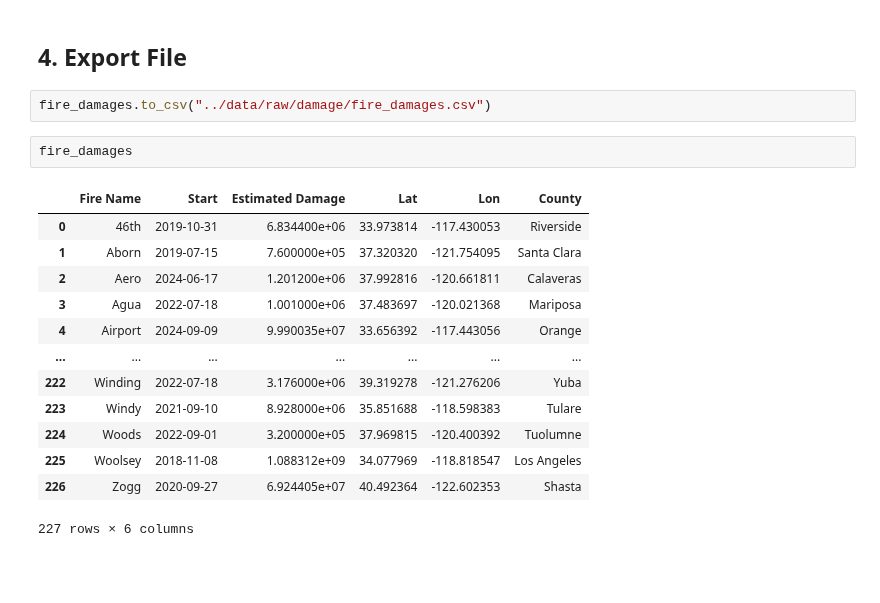
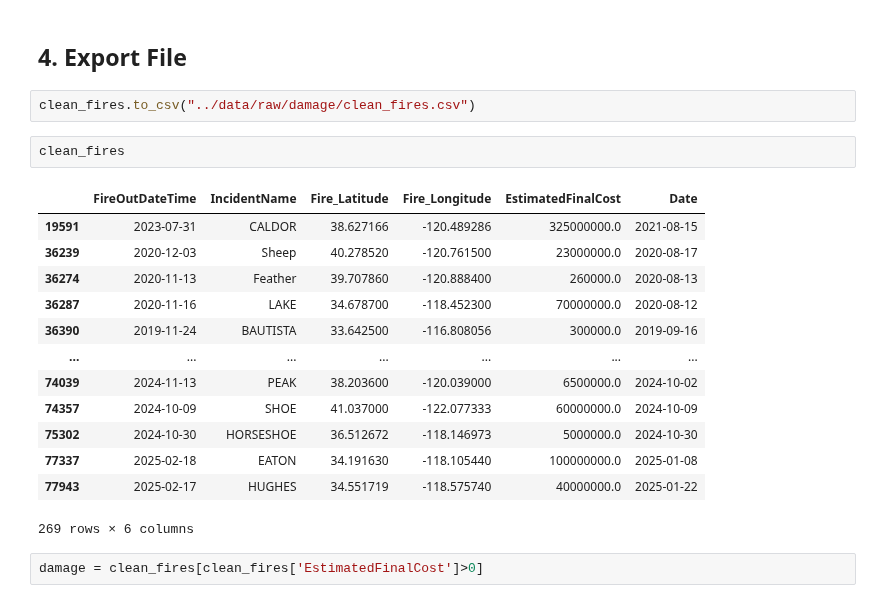
Before and after one commit to dustinlit/California-Wildfire-Ignition-ML-Modeling, a Jupyter notebook: Version2/01_Fire_Damage_Processing.ipynb, the cells around one changed output. Cells and saved outputs as stored; diff of their text form; blank space fills up the shorter version.

```diff
--- a/Version2/01_Fire_Damage_Processing.ipynb
+++ b/Version2/01_Fire_Damage_Processing.ipynb
@@ -506,20 +274,22 @@ plt.show()
 # %% [markdown]
 ## 4. Export File
 # %%
-fire_damages.to_csv("../data/raw/damage/fire_damages.csv")
+clean_fires.to_csv("../data/raw/damage/clean_fires.csv")
-# %%
-fire_damages
-# %% [output]
-|  | Fire Name | Start | Estimated Damage | Lat | Lon | County |
-| 0 | 46th | 2019-10-31 | 6.834400e+06 | 33.973814 | -117.430053 | Riverside |
-| 1 | Aborn | 2019-07-15 | 7.600000e+05 | 37.320320 | -121.754095 | Santa Clara |
-| 2 | Aero | 2024-06-17 | 1.201200e+06 | 37.992816 | -120.661811 | Calaveras |
-| 3 | Agua | 2022-07-18 | 1.001000e+06 | 37.483697 | -120.021368 | Mariposa |
-| 4 | Airport | 2024-09-09 | 9.990035e+07 | 33.656392 | -117.443056 | Orange |
-| ... | ... | ... | ... | ... | ... | ... |
-| 222 | Winding | 2022-07-18 | 3.176000e+06 | 39.319278 | -121.276206 | Yuba |
-| 223 | Windy | 2021-09-10 | 8.928000e+06 | 35.851688 | -118.598383 | Tulare |
-| 224 | Woods | 2022-09-01 | 3.200000e+05 | 37.969815 | -120.400392 | Tuolumne |
-| 225 | Woolsey | 2018-11-08 | 1.088312e+09 | 34.077969 | -118.818547 | Los Angeles |
-| 226 | Zogg | 2020-09-27 | 6.924405e+07 | 40.492364 | -122.602353 | Shasta |
-227 rows × 6 columns
+# %%
+clean_fires
+# %% [output]
+|  | FireOutDateTime | IncidentName | Fire_Latitude | Fire_Longitude | EstimatedFinalCost | Date |
+| 19591 | 2023-07-31 | CALDOR | 38.627166 | -120.489286 | 325000000.0 | 2021-08-15 |
+| 36239 | 2020-12-03 | Sheep | 40.278520 | -120.761500 | 23000000.0 | 2020-08-17 |
+| 36274 | 2020-11-13 | Feather | 39.707860 | -120.888400 | 260000.0 | 2020-08-13 |
+| 36287 | 2020-11-16 | LAKE | 34.678700 | -118.452300 | 70000000.0 | 2020-08-12 |
+| 36390 | 2019-11-24 | BAUTISTA | 33.642500 | -116.808056 | 300000.0 | 2019-09-16 |
+| ... | ... | ... | ... | ... | ... | ... |
+| 74039 | 2024-11-13 | PEAK | 38.203600 | -120.039000 | 6500000.0 | 2024-10-02 |
+| 74357 | 2024-10-09 | SHOE | 41.037000 | -122.077333 | 60000000.0 | 2024-10-09 |
+| 75302 | 2024-10-30 | HORSESHOE | 36.512672 | -118.146973 | 5000000.0 | 2024-10-30 |
+| 77337 | 2025-02-18 | EATON | 34.191630 | -118.105440 | 100000000.0 | 2025-01-08 |
+| 77943 | 2025-02-17 | HUGHES | 34.551719 | -118.575740 | 40000000.0 | 2025-01-22 |
+269 rows × 6 columns
+# %%
+damage = clean_fires[clean_fires['EstimatedFinalCost']>0]
```
Also changed, not shown: parts of 53 cells of this notebook, 6 other files.
